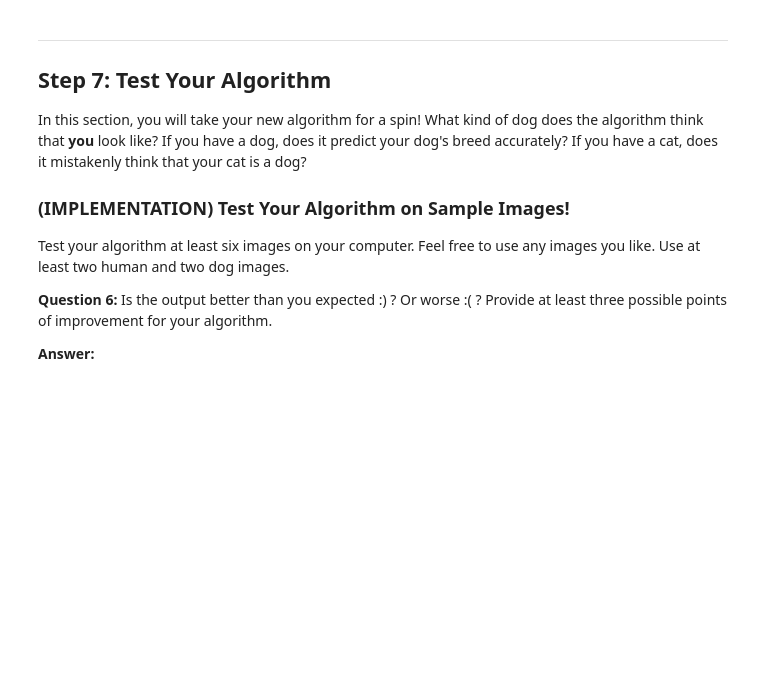
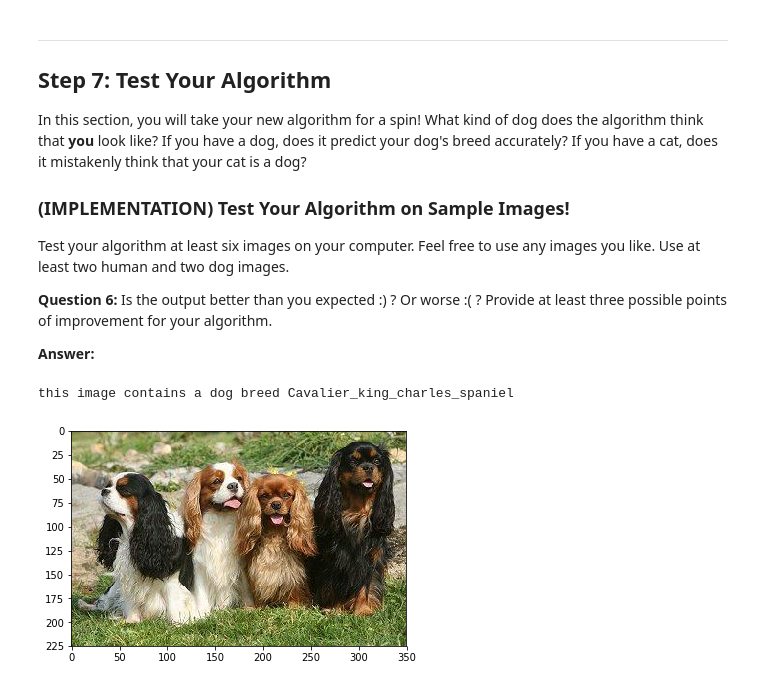
Before and after one commit to WillianPaiva/dog-project, a Jupyter notebook: dog_app.ipynb, the cells around one changed output. Cells and saved outputs as stored; diff of their text form; code cells hidden in the pictures; blank space fills up the shorter version.

```diff
--- a/dog_app.ipynb
+++ b/dog_app.ipynb
@@ -629,3 +817,28 @@ Some sample output for our algorithm is provided below, but feel free to design
+# %%
+def dog_or_human(image):
+    """returns 0 for neither 1 for both 2 for dor and 3 for human"""
+    human = face_detector(image)
+    dog = dog_detector(image)
+    if not dog and not human:
+        return 0
+    if dog and human:
+        return 1
+    if dog:
+        return 2
+    return 3
+# %%
+def classify_pic(image):
+    cls = dog_or_human(image)
+    if cls == 0 :
+        print("error this image has neither a dog neither a human")
+    if cls == 1 :
+        print("this image contains both a humar and a dog")
+    if cls == 2 :
+        print("this image contains a dog breed "+resnet50_predict_breed(image))
+    if cls == 3 :
+        print("this image contains a human that resembles a "+resnet50_predict_breed(image))
+    pil_im = Image.open(image, 'r')
+    imshow(np.asarray(pil_im))
 # %% [markdown]
 ---
 <a id='step7'></a>
@@ -646,0 +856,5 @@ __Answer:__
+# %%
+classify_pic(random.choice(test_files))
+# %% [output]
+this image contains a dog breed Cavalier_king_charles_spaniel
+[figure, added]
```
Also changed, not shown: parts of 33 cells of this notebook, 3 other files.
